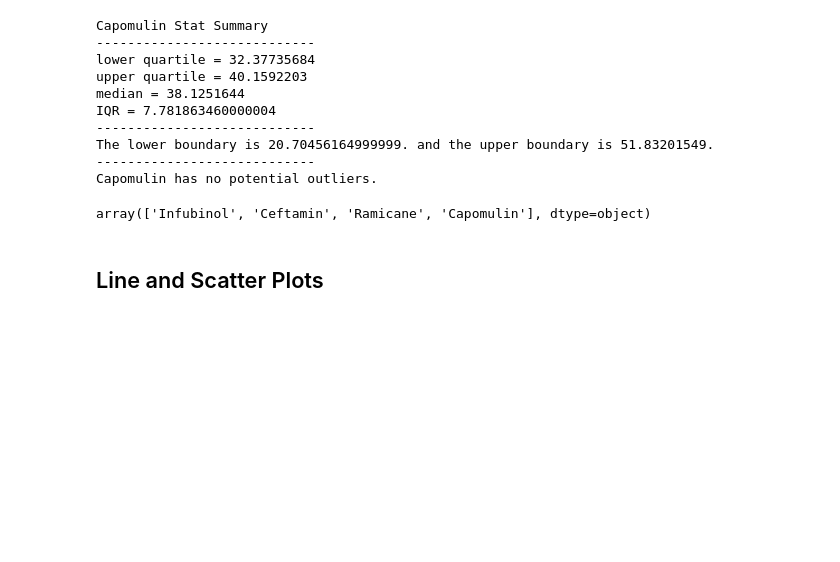
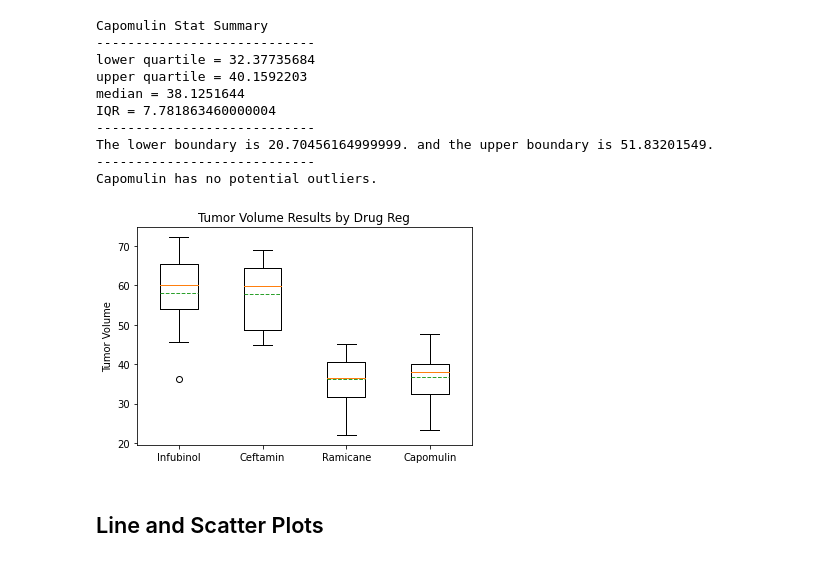
Before and after one commit to taylorsyde/Pymaceuticals-Analysis, a Jupyter notebook: pymaceuticals.ipynb, the cells around one changed output. Saved outputs shown, nothing was run; the diff lists cells and outputs as text; code cells hidden in the pictures; blank space fills up the shorter version.

```diff
--- a/pymaceuticals.ipynb
+++ b/pymaceuticals.ipynb
@@ -299,13 +299,27 @@ IQR = 7.781863460000004
 The lower boundary is 20.70456164999999. and the upper boundary is 51.83201549.
 ----------------------------
 Capomulin has no potential outliers.
-# %%
-focus_group_tv_results['Drug Regimen'].unique()
-# %% [output]
-array(['Infubinol', 'Ceftamin', 'Ramicane', 'Capomulin'], dtype=object)
 # %%
 # Generate a box plot of the final tumor volume of each mouse across four regimens of interest(fox box plots on the same diagram)
-regimen = focus_group_tv_results['Drug Regimen'].unique()
+labels = focus_group_tv_results['Drug Regimen'].unique()
+
+infu = infubinol_tv['Tumor Volume (mm3)']
+ceft = ceftamin_tv['Tumor Volume (mm3)']
+rami = ramicane_tv['Tumor Volume (mm3)']
+capo = capomulin_tv['Tumor Volume (mm3)']
+
+drugs = [infu,ceft,rami,capo]
+colors = ['red', 'purple', 'orange', 'blue']
+
+# Example outlier plot of reaction times
+fig1, ax = plt.subplots()
+ax.set_title('Tumor Volume Results by Drug Reg')
+ax.set_ylabel('Tumor Volume')
+ax.boxplot(drugs, meanline=True, showmeans=True)
+plt.xticks([1,2,3,4], labels)
+plt.show()
+# %% [output]
+[figure, added]
 # %% [markdown]
 ## Line and Scatter Plots
 # %%
```
Also changed, not shown: parts of 4 cells of this notebook.
